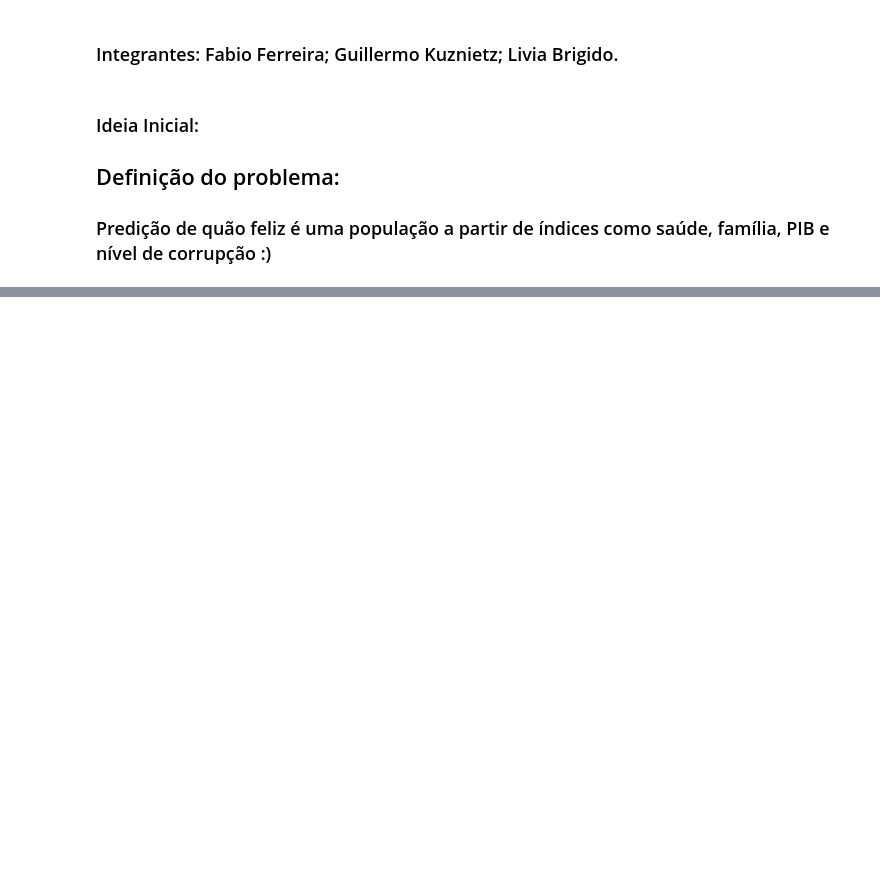
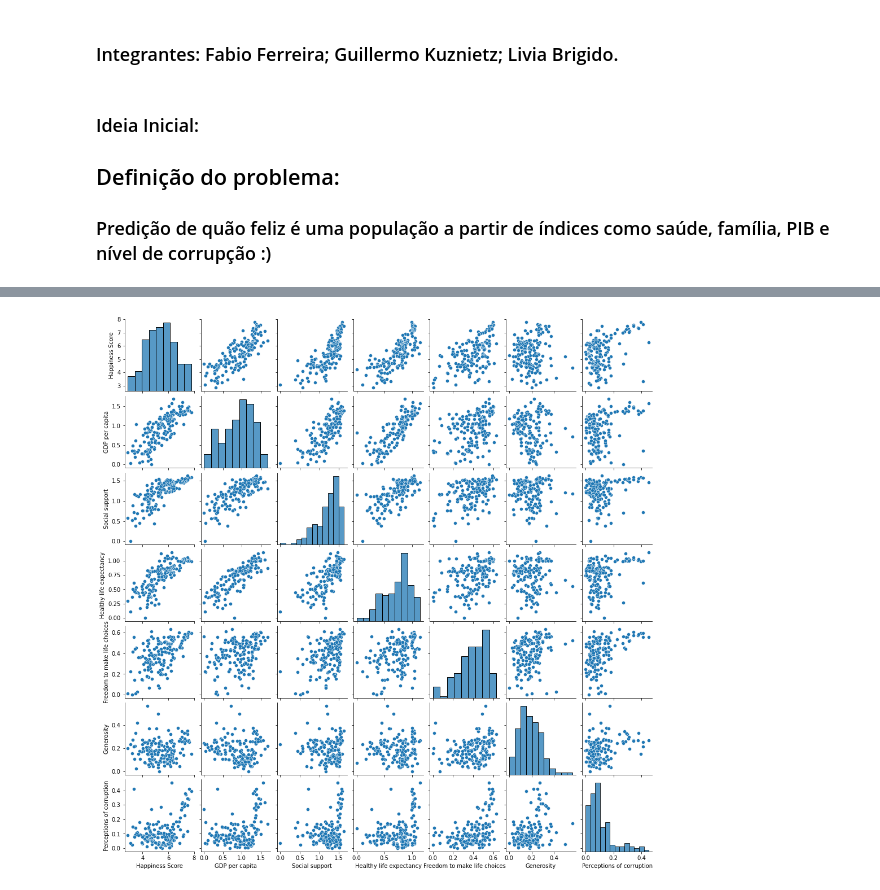
Before and after one commit to brigidolivia/Projeto2_CienciaDados, a Jupyter notebook: P2_Cdados.ipynb, the cells around one changed output, grey strips where cells are left out. Drawn from its saved outputs; the diff is of its cells as text; code cells hidden in the pictures; blank space fills up the shorter version.

```diff
--- a/P2_Cdados.ipynb
+++ b/P2_Cdados.ipynb
@@ -36,0 +32,4 @@ data1_happiness = data1['Happiness Score'].dropna()
+# %%
+#Lendo a base de dados
+data19= pd.read_csv("2019.csv")
+data19
@@ -36,0 +50,5 @@ data1_happiness = data1['Happiness Score'].dropna()
+# %%
+#Confirmando que nossa base de dados não tem nenhuma linha (país/região) com dados faltando
+data19 = data19.dropna()
+#No caso, se tivesse, conseguiríamos observar pela mudança da quantidade de linhas
+data19
@@ -36,0 +82,6 @@ data1_happiness = data1['Happiness Score'].dropna()
+# %%
+# Como o overall rank é uma outra forma de representar o score, só que baseando-se em posições:
+data19=data19.drop(columns=["Overall rank"])
+
+#Como nossa análise númerica
+data19= data19.drop(columns=["Country or region"])
@@ -36,0 +100,4 @@ data1_happiness = data1['Happiness Score'].dropna()
+# %%
+#Renomeando para facilitar a leitura
+data19= data19.rename(columns={"Score":"Happiness Score"})
+data19
@@ -36,0 +118,5 @@ data1_happiness = data1['Happiness Score'].dropna()
+# %%
+import seaborn as sns
+sns.pairplot(data19, height=2);
+# %% [output]
+[figure, added]
```
Also changed, not shown: parts of 14 cells of this notebook.
